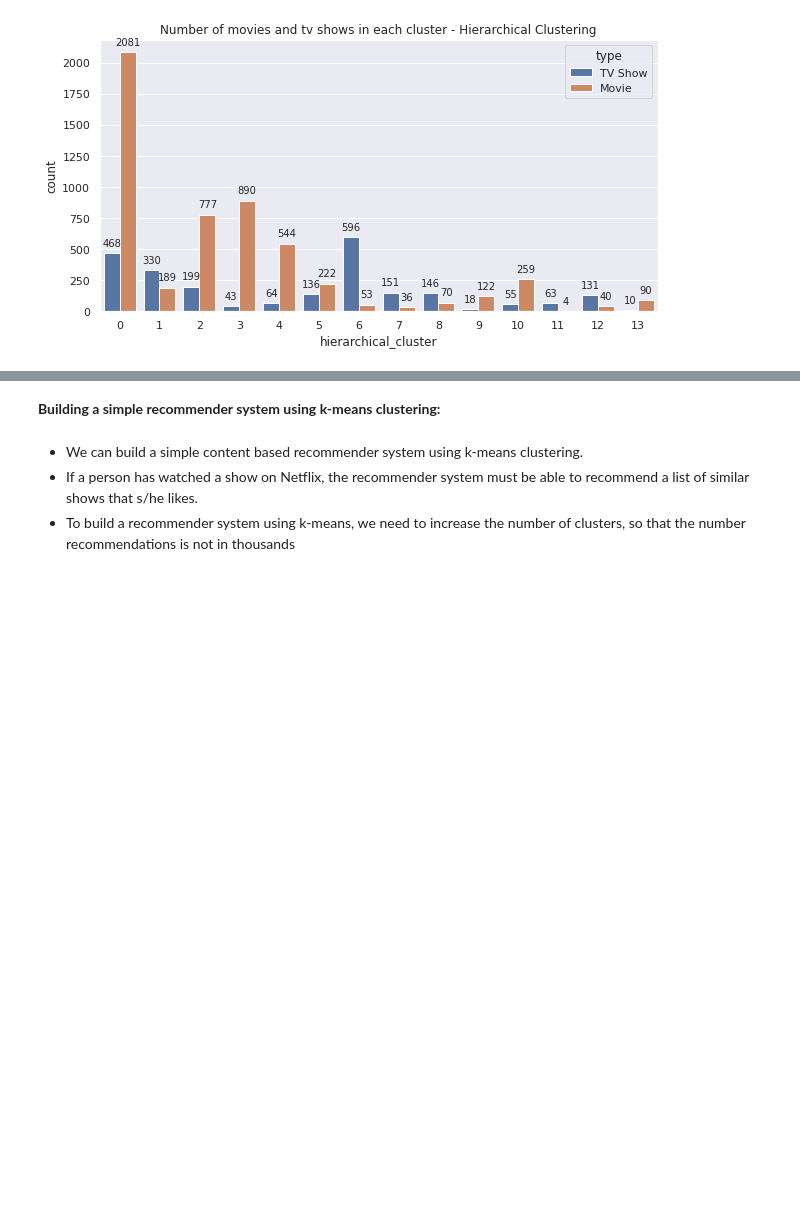
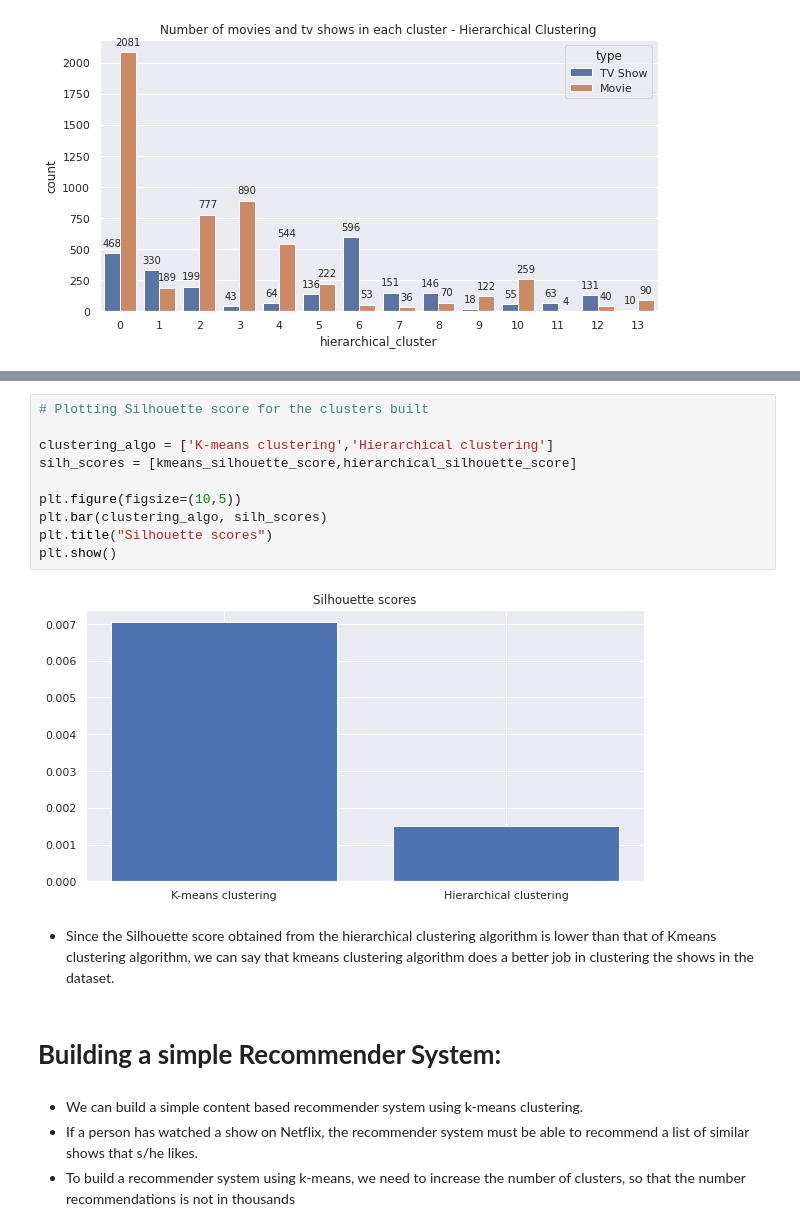
Before and after one commit to shaloy-lewis/Netflix_movies_and_tv_shows_clustering, a Jupyter notebook: Netflix_Movies_and_TV_Shows_Clustering_Shaloy_Lewis.ipynb, the cells around one changed output, grey strips where cells are left out. Cells and saved outputs as stored; diff of their text form; blank space fills up the shorter version.

```diff
--- a/Netflix_Movies_and_TV_Shows_Clustering_Shaloy_Lewis.ipynb
+++ b/Netflix_Movies_and_TV_Shows_Clustering_Shaloy_Lewis.ipynb
@@ -1042,5 +1074,19 @@ for i in q.patches:
+# %%
+# Plotting Silhouette score for the clusters built
+
+clustering_algo = ['K-means clustering','Hierarchical clustering']
+silh_scores = [kmeans_silhouette_score,hierarchical_silhouette_score]
+
+plt.figure(figsize=(10,5))
+plt.bar(clustering_algo, silh_scores)
+plt.title("Silhouette scores")
+plt.show()
+# %% [output]
+[figure, added]
+# %% [markdown]
+* Since the Silhouette score obtained from the hierarchical clustering algorithm is lower than that of Kmeans clustering algorithm, we can say that kmeans clustering algorithm does a better job in clustering the shows  in the dataset.
 # %% [markdown]
-**Building a simple recommender system using k-means clustering:**
+# **Building a simple Recommender System:**
 # %% [markdown]
 * We can build a simple content based recommender system using k-means clustering.
 * If a person has watched a show on Netflix, the recommender system must be able to recommend a list of similar shows that s/he likes.
```
Also changed, not shown: parts of 25 cells of this notebook.
